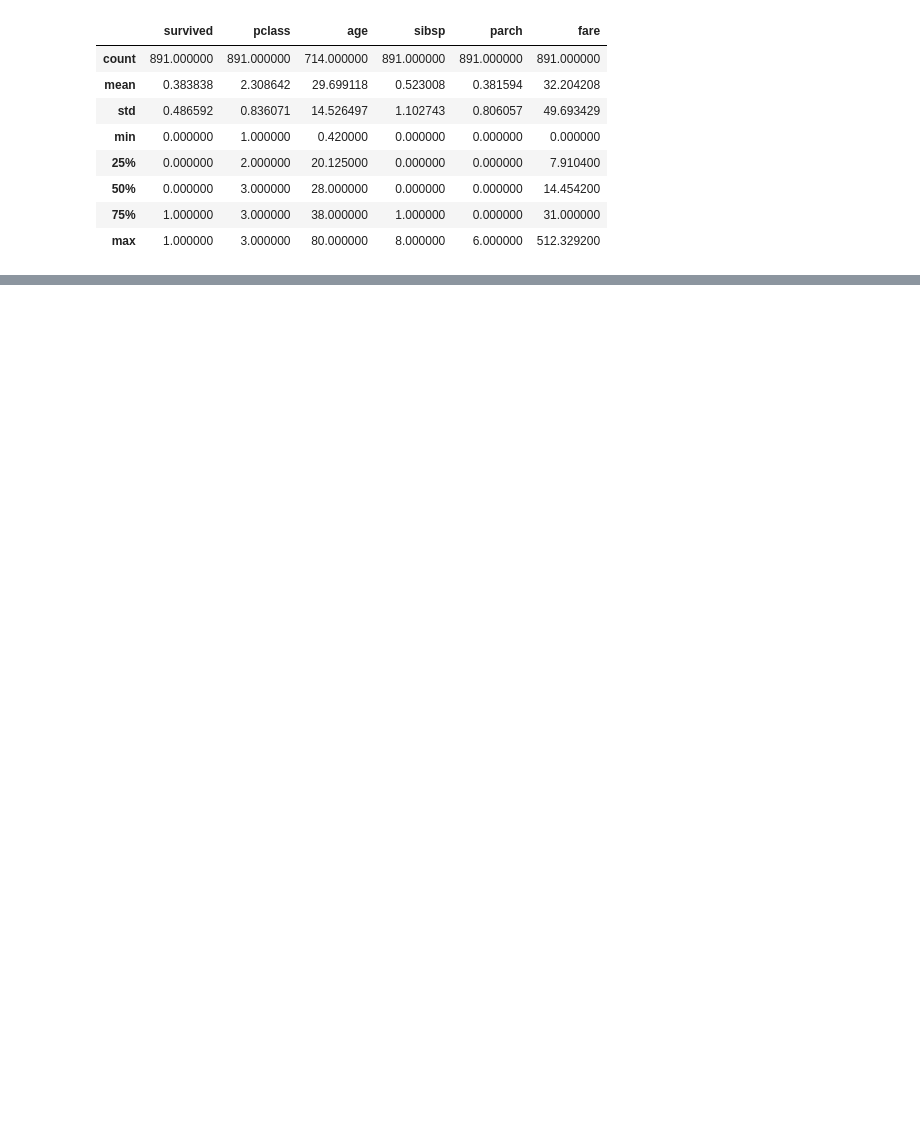
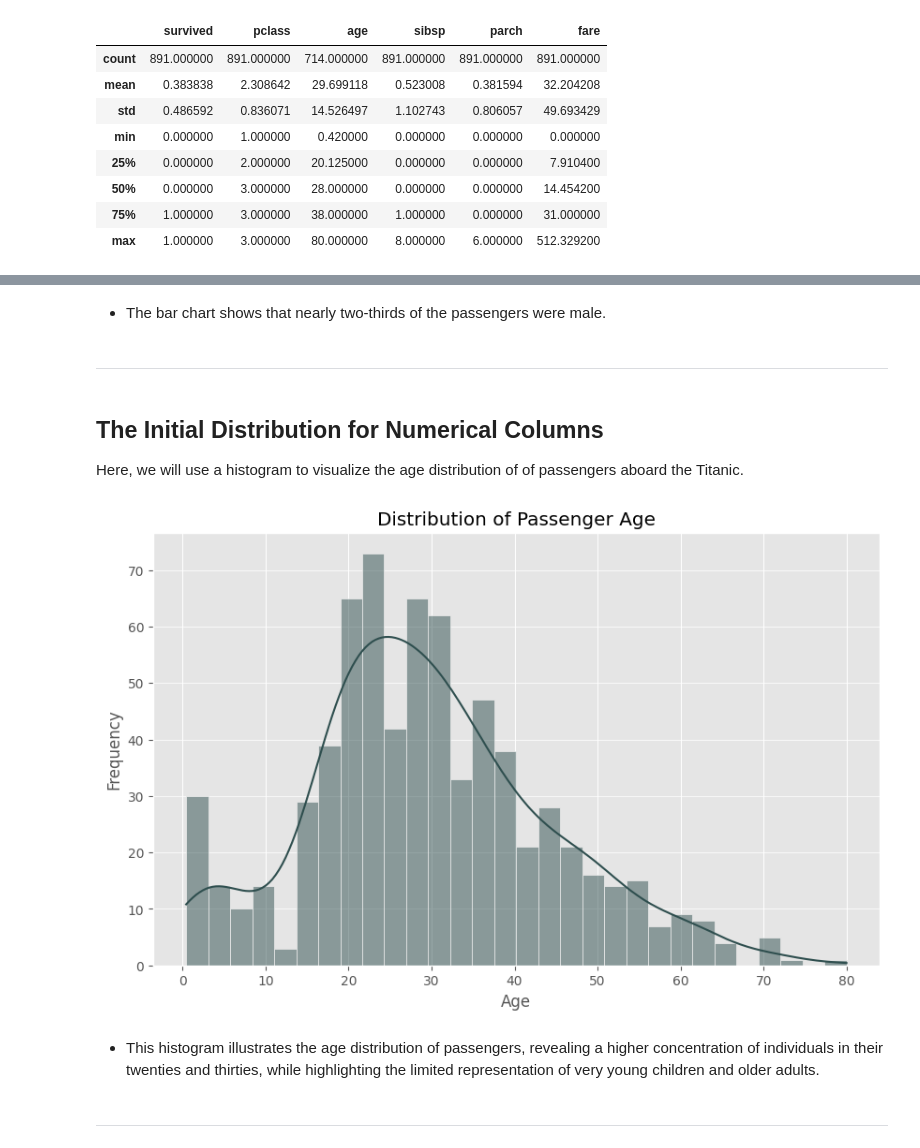
Before and after one commit to Pojetta/datafun-06-eda, a Jupyter notebook: joannafarris_eda.ipynb, the cells around one changed output, grey strips where cells are left out. Drawn from its saved outputs; the diff is of its cells as text; code cells hidden in the pictures; blank space fills up the shorter version.

```diff
--- a/joannafarris_eda.ipynb
+++ b/joannafarris_eda.ipynb
@@ -225,0 +208,22 @@ The dataset contains information about various aspects of the passengers, such a
+# %% [markdown]
+* The bar chart shows that nearly two-thirds of the passengers were male.
+# %% [markdown]
+------
+# %% [markdown]
+## **The Initial Distribution for Numerical Columns**
+
+Here, we will use a histogram to visualize the age distribution of of passengers aboard the Titanic.
+# %%
+plt.figure(figsize=(10, 6))
+sns.histplot(df['age'], bins=30, kde=True, color='darkslategray')  # Add kde=True
+plt.title('Distribution of Passenger Age')
+plt.xlabel('Age')
+plt.ylabel('Frequency')
+plt.grid(axis='y', alpha=0.75)
+plt.show()
+# %% [output]
+[figure, added]
+# %% [markdown]
+* This histogram illustrates the age distribution of passengers, revealing a higher concentration of individuals in their twenties and thirties, while highlighting the limited representation of very young children and older adults.
+# %% [markdown]
+-----
```
Also changed, not shown: parts of 65 cells of this notebook, 2 other files.
